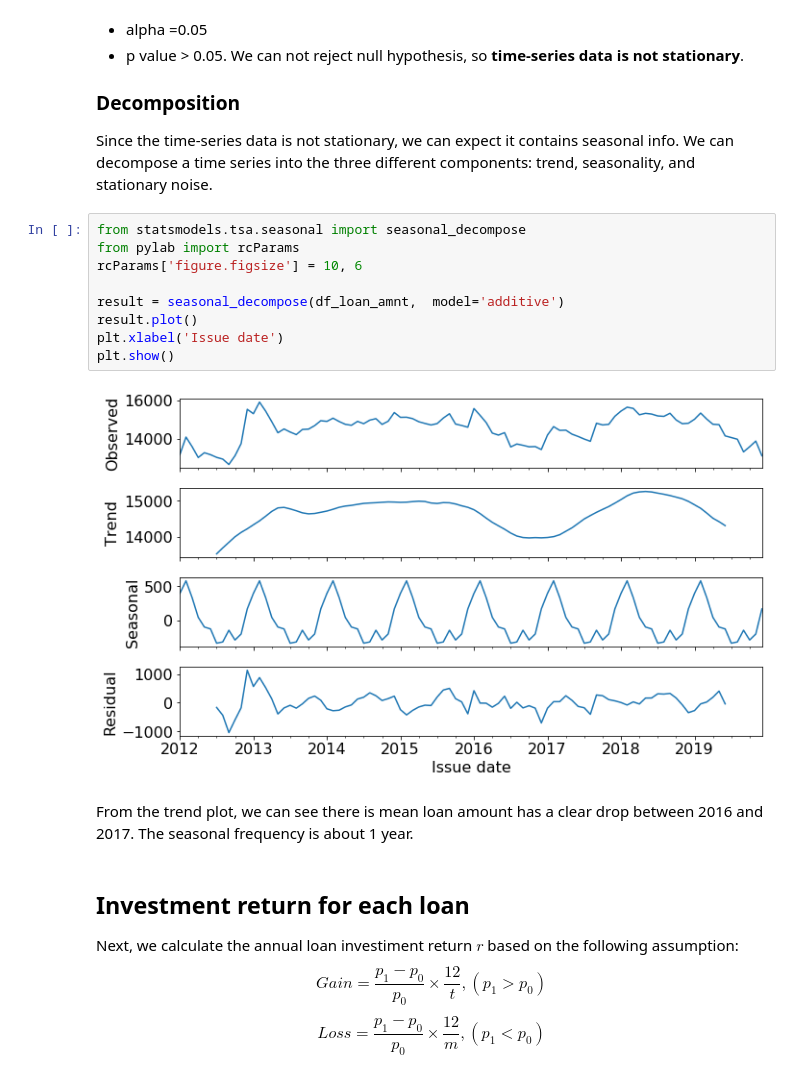
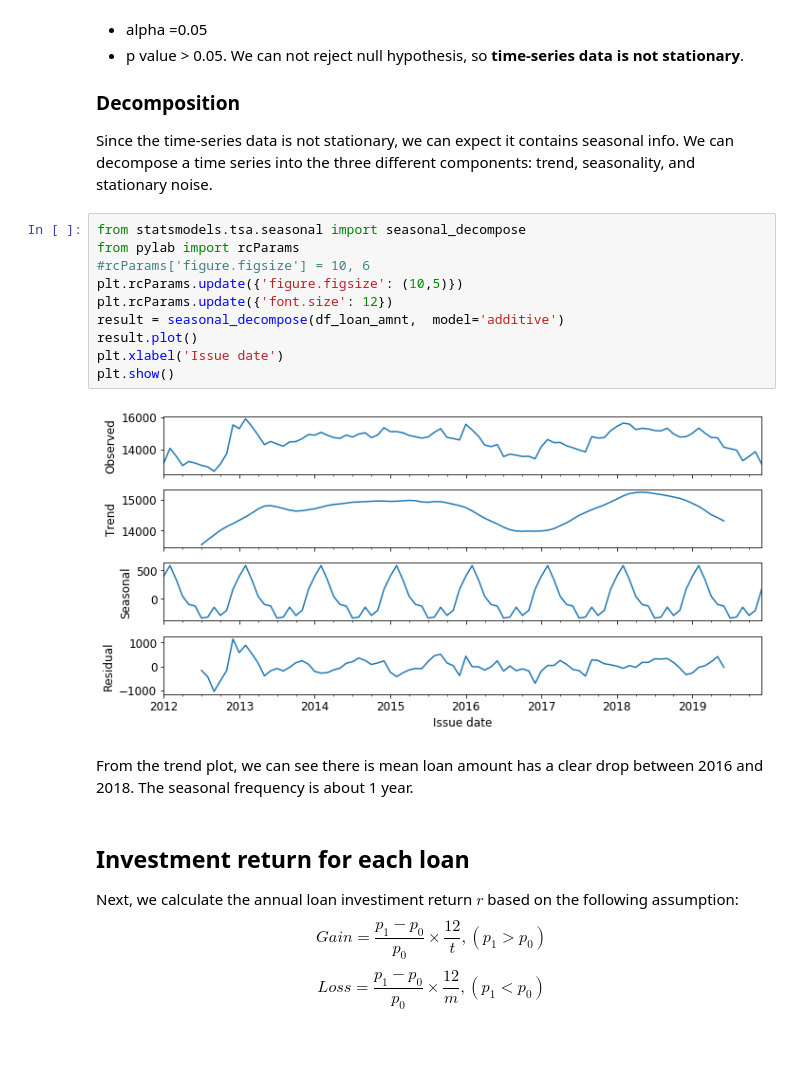
Before and after one commit to cyuancheng/Lending_Club, a Jupyter notebook: 05_LC_StatisticalDataAnalysis.ipynb, the cells around one changed output. Saved outputs shown, nothing was run; the diff lists cells and outputs as text; blank space fills up the shorter version.

```diff
--- a/05_LC_StatisticalDataAnalysis.ipynb
+++ b/05_LC_StatisticalDataAnalysis.ipynb
@@ -124,16 +124,17 @@ Since the time-series data is not stationary, we can expect it contains seasonal
 # %%
 from statsmodels.tsa.seasonal import seasonal_decompose
 from pylab import rcParams
-rcParams['figure.figsize'] = 10, 6
-
+#rcParams['figure.figsize'] = 10, 6
+plt.rcParams.update({'figure.figsize': (10,5)})
+plt.rcParams.update({'font.size': 12})
 result = seasonal_decompose(df_loan_amnt,  model='additive')
 result.plot()
 plt.xlabel('Issue date')
 plt.show()
 # %% [output]
-[figure, old version]
+[figure, new version]
 # %% [markdown]
-From the trend plot, we can see there is mean loan amount has a clear drop between 2016 and 2017. The seasonal frequency is about 1 year.
+From the trend plot, we can see there is mean loan amount has a clear drop between 2016 and 2018. The seasonal frequency is about 1 year.
 # %% [markdown]
 ## Investment return for each loan
 
```
Also changed, not shown: parts of 29 cells of this notebook.
